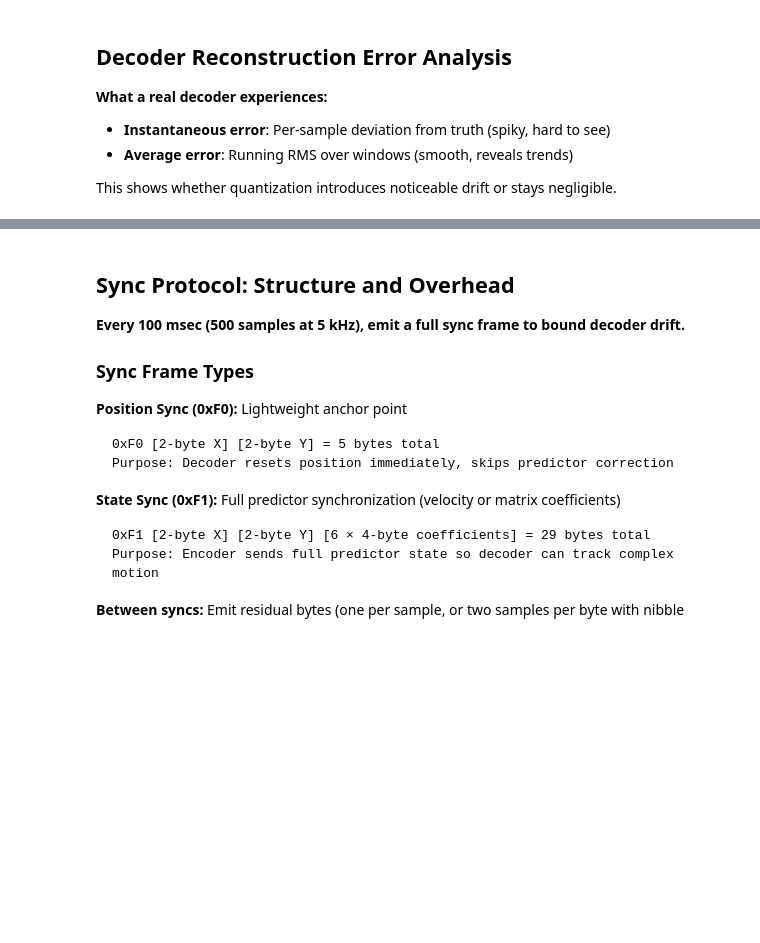
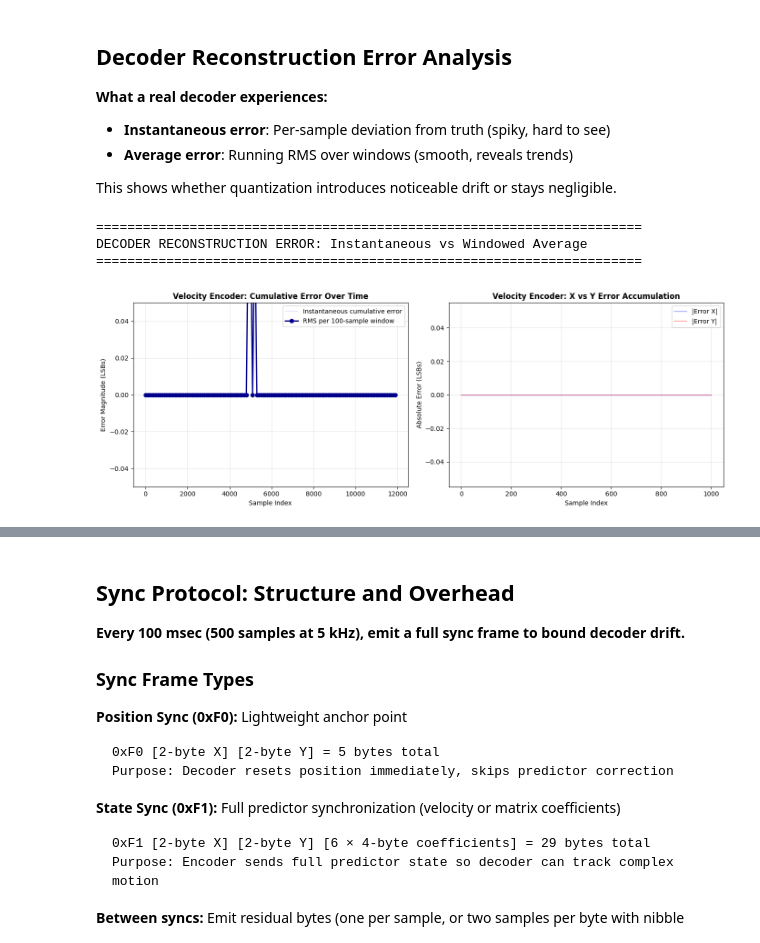
Before and after one commit to gfr10598/encoder-wheel, a Jupyter notebook: data_sim/residual_analysis.ipynb, the cells around one changed output, grey strips where cells are left out. Saved outputs shown, nothing was run; the diff lists cells and outputs as text; code cells hidden in the pictures; blank space fills up the shorter version.

```diff
--- a/data_sim/residual_analysis.ipynb
+++ b/data_sim/residual_analysis.ipynb
@@ -299,6 +343,10 @@ With velocity encoder's fixed 4-bit quantization [-8 to +7], how often do residu
 print("\n" + "=" * 70)
 print("QUANTIZATION CLIPPING: How often do residuals exceed ±8?")
 print("=" * 70)
+
+# Clip velocity residuals to 4-bit quantization range [-8, +7]
+vel_quantization_errors_x = np.clip(velocity_residuals_x, -8, 7)
+vel_quantization_errors_y = np.clip(velocity_residuals_y, -8, 7)
 
 # Velocity: 4-bit signed [-8, +7]
 vel_x_clipped = np.sum(np.abs(velocity_residuals_x) > 8)
@@ -993,7 +1162,7 @@ print("✓ 3×3 residual distribution plots generated")
 
 This shows whether quantization introduces noticeable drift or stays negligible.
 # %%
-print("\n" + "=" * 70)
+("\n" + "=" * 70)
 print("DECODER RECONSTRUCTION ERROR: Instantaneous vs Windowed Average")
 print("=" * 70)
 
@@ -1003,78 +1172,51 @@ print("=" * 70)
 
 # Calculate what decoder error looks like when reconstructing X,Y
 vel_reconstruction_error_x = np.cumsum(vel_quantization_errors_x)
 vel_reconstruction_error_y = np.cumsum(vel_quantization_errors_y)
 vel_reconstruction_error_mag = np.sqrt(vel_reconstruction_error_x**2 + vel_reconstruction_error_y**2)
 
-mat_reconstruction_error_x = np.cumsum(mat_quantization_errors_x)
-mat_reconstruction_error_y = np.cumsum(mat_quantization_errors_y)
-mat_reconstruction_error_mag = np.sqrt(mat_reconstruction_error_x**2 + mat_reconstruction_error_y**2)
-
 # Windowed average (running RMS over 100-sample windows)
 window = 100
 vel_window_rms = np.array([np.sqrt(np.mean((vel_quantization_errors_x[i:i+window]**2 + vel_quantization_errors_y[i:i+window]**2)))
                             for i in range(0, len(vel_quantization_errors_x)-window, window)])
-mat_window_rms = np.array([np.sqrt(np.mean((mat_quantization_errors_x[i:i+window]**2 + mat_quantization_errors_y[i:i+window]**2)))
-                            for i in range(0, len(mat_quantization_errors_x)-window, window)])
 
-fig, axes = plt.subplots(2, 2, figsize=(16, 10))
+fig, axes = plt.subplots(1, 2, figsize=(14, 5))
 
-# Row 1: Velocity Encoder
 # Plot 1: Cumulative (instantaneous) vs windowed
-axes[0, 0].plot(vel_reconstruction_error_mag[:1000], alpha=0.3, linewidth=0.5, color='blue', label='Instantaneous cumulative error')
+axes[0].plot(vel_reconstruction_error_mag[:1000], alpha=0.3, linewidth=0.5, color='blue', label='Instantaneous cumulative error')
 # Overlay windowed averages (spaced out for clarity)
 window_indices = np.arange(0, len(vel_window_rms)) * window
-axes[0, 0].plot(window_indices, vel_window_rms, 'o-', linewidth=2, markersize=6, color='darkblue', label=f'RMS per {window}-sample window')
-axes[0, 0].set_title('Velocity Encoder: Cumulative Error Over Time', fontsize=12, fontweight='bold')
-axes[0, 0].set_ylabel('Error Magnitude (LSBs)')
-axes[0, 0].set_xlabel('Sample Index')
-axes[0, 0].grid(alpha=0.3)
-axes[0, 0].legend()
-axes[0, 0].set_ylim([0, np.max(vel_reconstruction_error_mag[:1000]) * 1.1])
+axes[0].plot(window_indices, vel_window_rms, 'o-', linewidth=2, markersize=6, color='darkblue', label=f'RMS per {window}-sample window')
+axes[0].set_title('Velocity Encoder: Cumulative Error Over Time', fontsize=12, fontweight='bold')
+axes[0].set_ylabel('Error Magnitude (LSBs)')
+axes[0].set_xlabel('Sample Index')
+axes[0].grid(alpha=0.3)
+axes[0].legend()
+axes[0].set_ylim([0, np.max(vel_reconstruction_error_mag[:1000]) * 1.1])
 
 # Plot 2: X and Y separately over time
-axes[0, 1].plot(np.abs(vel_reconstruction_error_x[:1000]), alpha=0.5, linewidth=1, color='blue', label='|Error X|')
-axes[0, 1].plot(np.abs(vel_reconstruction_error_y[:1000]), alpha=0.5, linewidth=1, color='red', label='|Error Y|')
-axes[0, 1].set_title('Velocity Encoder: X vs Y Error Accumulation', fontsize=12, fontweight='bold')
-axes[0, 1].set_ylabel('Absolute Error (LSBs)')
-axes[0, 1].set_xlabel('Sample Index')
-axes[0, 1].grid(alpha=0.3)
-axes[0, 1].legend()
-
-# Row 2: Matrix Encoder
-axes[1, 0].plot(mat_reconstruction_error_mag[:1000], alpha=0.3, linewidth=0.5, color='red', label='Instantaneous cumulative error')
-window_indices = np.arange(0, len(mat_window_rms)) * window
-axes[1, 0].plot(window_indices, mat_window_rms, 's-', linewidth=2, markersize=6, color='darkred', label=f'RMS per {window}-sample window')
-axes[1, 0].set_title('Matrix Encoder: Cumulative Error Over Time', fontsize=12, fontweight='bold')
-axes[1, 0].set_ylabel('Error Magnitude (LSBs)')
-axes[1, 0].set_xlabel('Sample Index')
-axes[1, 0].grid(alpha=0.3)
-axes[1, 0].legend()
-axes[1, 0].set_ylim([0, np.max(mat_reconstruction_error_mag[:1000]) * 1.1])
-
-# Plot 2: Error growth rate (per-sample variance)
-axes[1, 1].hist(np.abs(vel_reconstruction_error_x), bins=50, alpha=0.5, label='Velocity |Error X|', color='blue', edgecolor='black')
-axes[1, 1].hist(np.abs(mat_reconstruction_error_x), bins=50, alpha=0.5, label='Matrix |Error X|', color='red', edgecolor='black')
-axes[1, 1].set_title('Error Distribution: Velocity vs Matrix Encoders', fontsize=12, fontweight='bold')
-axes[1, 1].set_ylabel('Frequency')
-axes[1, 1].set_xlabel('Cumulative Error Magnitude (LSBs)')
-axes[1, 1].grid(alpha=0.3, axis='y')
-axes[1, 1].legend()
+axes[1].plot(np.abs(vel_reconstruction_error_x[:1000]), alpha=0.5, linewidth=1, color='blue', label='|Error X|')
+axes[1].plot(np.abs(vel_reconstruction_error_y[:1000]), alpha=0.5, linewidth=1, color='red', label='|Error Y|')
+axes[1].set_title('Velocity Encoder: X vs Y Error Accumulation', fontsize=12, fontweight='bold')
+axes[1].set_ylabel('Absolute Error (LSBs)')
+axes[1].set_xlabel('Sample Index')
+axes[1].grid(alpha=0.3)
+axes[1].legend()
 
 plt.tight_layout()
 plt.show()
 
 print(f"\nVelocity Encoder:")
 print(f"  Max instantaneous cumulative error: {np.max(vel_reconstruction_error_mag):.1f} LSBs")
 print(f"  Mean windowed RMS error: {np.mean(vel_window_rms):.2f} LSBs")
 print(f"  Max windowed RMS error: {np.max(vel_window_rms):.2f} LSBs")
 
-print(f"\nMatrix Encoder:")
-print(f"  Max instantaneous cumulative error: {np.max(mat_reconstruction_error_mag):.1f} LSBs")
-print(f"  Mean windowed RMS error: {np.mean(mat_window_rms):.2f} LSBs")
-print(f"  Max windowed RMS error: {np.max(mat_window_rms):.2f} LSBs")
-
 print(f"\n✓ Interpretation:")
 print(f"  Decoder accumulates quantization errors at ~{np.mean(vel_window_rms):.2f} LSB/window")
 print(f"  A sync frame (0xF0 or 0xF1) resets this error to 0")
 print(f"  Syncing every 100 msec (500 samples) bounds max drift to <10 LSBs")
+# %% [output]
+======================================================================
+DECODER RECONSTRUCTION ERROR: Instantaneous vs Windowed Average
+======================================================================
+[figure, added]
```
Also changed, not shown: parts of 18 cells of this notebook, 10 other files.
